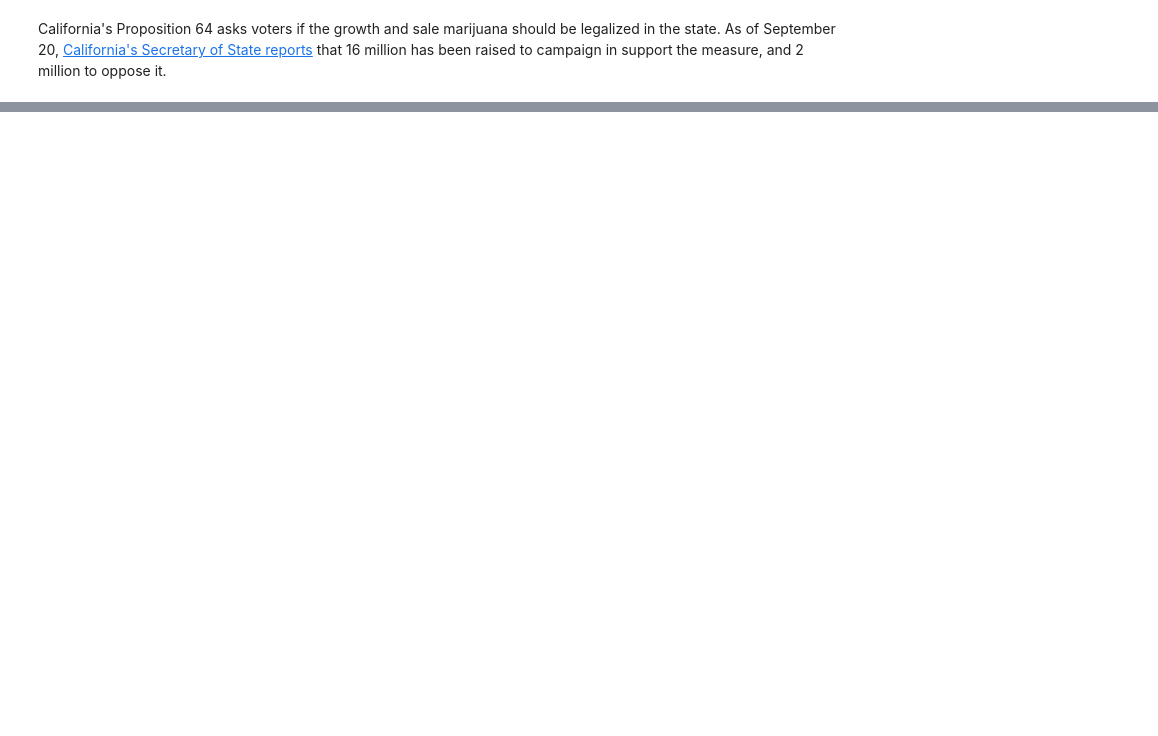
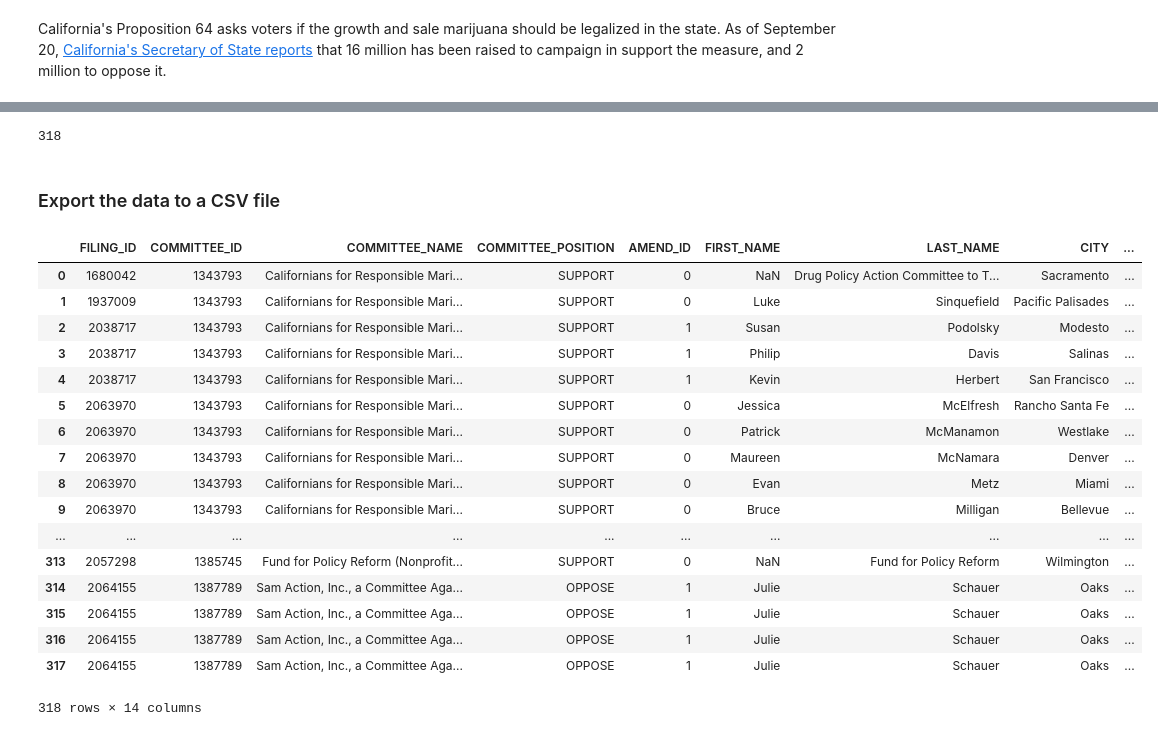
Before and after one commit to palewire/python-calaccess-notebooks, a Jupyter notebook: san-diego-class-prep.ipynb, the cells around one changed output, grey strips where cells are left out. Saved outputs shown, nothing was run; the diff lists cells and outputs as text; code cells hidden in the pictures; blank space fills up the shorter version.

Commit message:
Nailed it down and cleaned it up

```diff
--- a/san-diego-class-prep.ipynb
+++ b/san-diego-class-prep.ipynb
@@ -152,0 +175,2 @@ opposing_committees = pandas.DataFrame([
+# %%
+prop_64_committees = pandas.concat([supporting_committees, opposing_committees])
@@ -152,0 +179,22 @@ opposing_committees = pandas.DataFrame([
+# %%
+prop_64_filings = filer_to_filing.merge(
+    prop_64_committees,
+    how="inner",
+    left_on='FILER_ID',
+    right_on="COMMITTEE_ID"
+)
+# %%
+prop_64_itemized = prop_64_filings.merge(
+    clean_itemized,
+    how="inner",
+    left_on="FILING_ID",
+    right_on="FILING_ID"
+)
+# %%
+print len(prop_64_itemized)
+# %% [output]
+318
+# %% [markdown]
+### Export the data to a CSV file
+# %%
+prop_64_itemized.drop('FILER_ID', axis=1, inplace=True)
@@ -152,0 +203,21 @@ opposing_committees = pandas.DataFrame([
+# %%
+prop_64_itemized
+# %% [output]
+|  | FILING_ID | COMMITTEE_ID | COMMITTEE_NAME | COMMITTEE_POSITION | AMEND_ID | FIRST_NAME | LAST_NAME | CITY | ... |
+| 0 | 1680042 | 1343793 | Californians for Responsible Mari... | SUPPORT | 0 | NaN | Drug Policy Action Committee to T... | Sacramento | ... |
+| 1 | 1937009 | 1343793 | Californians for Responsible Mari... | SUPPORT | 0 | Luke | Sinquefield | Pacific Palisades | ... |
+| 2 | 2038717 | 1343793 | Californians for Responsible Mari... | SUPPORT | 1 | Susan | Podolsky | Modesto | ... |
+| 3 | 2038717 | 1343793 | Californians for Responsible Mari... | SUPPORT | 1 | Philip | Davis | Salinas | ... |
+| 4 | 2038717 | 1343793 | Californians for Responsible Mari... | SUPPORT | 1 | Kevin | Herbert | San Francisco | ... |
+| 5 | 2063970 | 1343793 | Californians for Responsible Mari... | SUPPORT | 0 | Jessica | McElfresh | Rancho Santa Fe | ... |
+| 6 | 2063970 | 1343793 | Californians for Responsible Mari... | SUPPORT | 0 | Patrick | McManamon | Westlake | ... |
+| 7 | 2063970 | 1343793 | Californians for Responsible Mari... | SUPPORT | 0 | Maureen | McNamara | Denver | ... |
+| 8 | 2063970 | 1343793 | Californians for Responsible Mari... | SUPPORT | 0 | Evan | Metz | Miami | ... |
+| 9 | 2063970 | 1343793 | Californians for Responsible Mari... | SUPPORT | 0 | Bruce | Milligan | Bellevue | ... |
+| ... | ... | ... | ... | ... | ... | ... | ... | ... | ... |
+| 313 | 2057298 | 1385745 | Fund for Policy Reform (Nonprofit... | SUPPORT | 0 | NaN | Fund for Policy Reform | Wilmington | ... |
+| 314 | 2064155 | 1387789 | Sam Action, Inc., a Committee Aga... | OPPOSE | 1 | Julie | Schauer | Oaks | ... |
+| 315 | 2064155 | 1387789 | Sam Action, Inc., a Committee Aga... | OPPOSE | 1 | Julie | Schauer | Oaks | ... |
+| 316 | 2064155 | 1387789 | Sam Action, Inc., a Committee Aga... | OPPOSE | 1 | Julie | Schauer | Oaks | ... |
+| 317 | 2064155 | 1387789 | Sam Action, Inc., a Committee Aga... | OPPOSE | 1 | Julie | Schauer | Oaks | ... |
+318 rows × 14 columns
```
Also changed, not shown: parts of 45 cells of this notebook.
